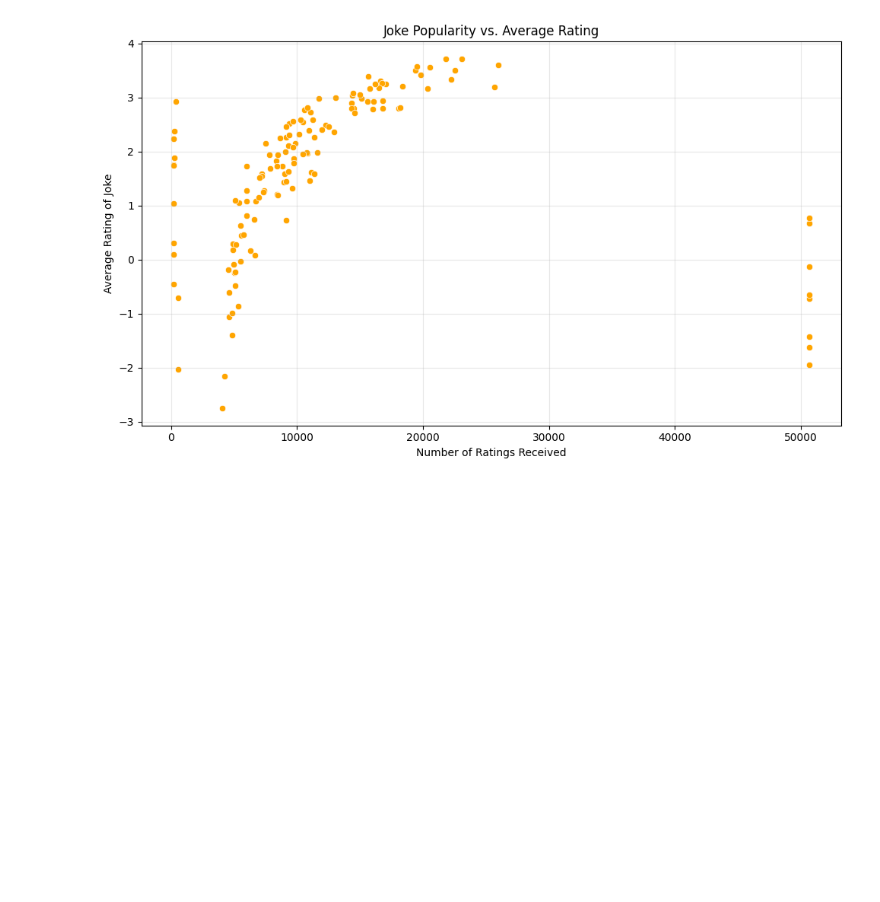
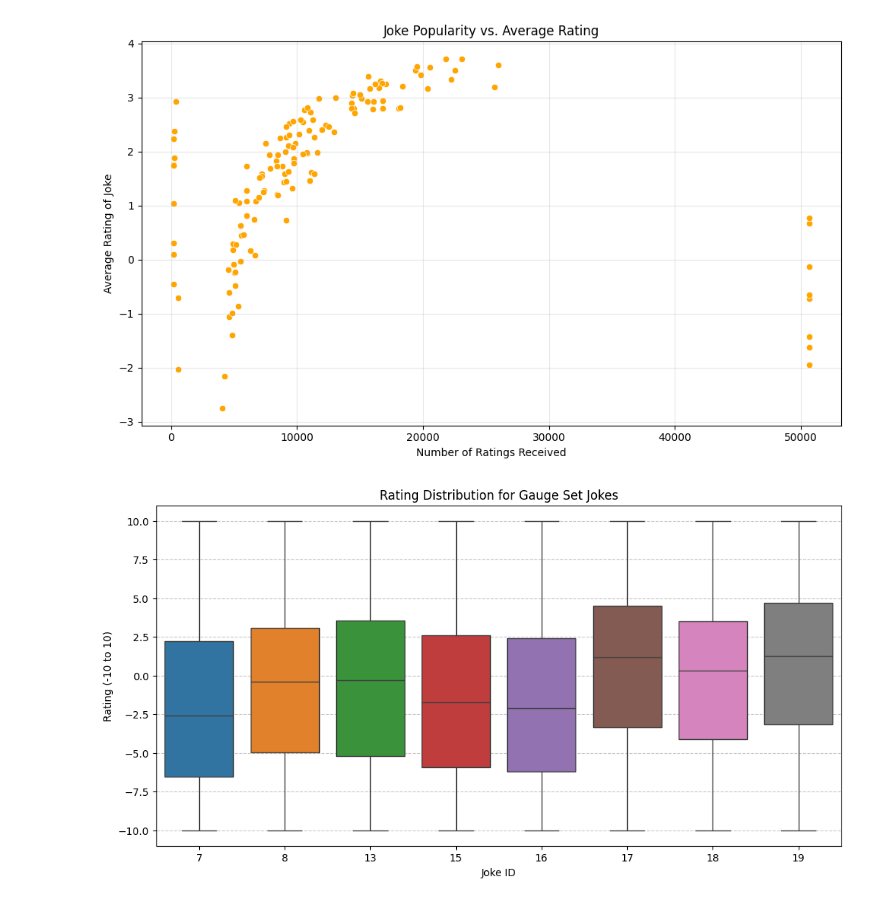
Before and after one commit to marto3344/Jokes-Recommender-System, a Jupyter notebook: notebooks/ratings_analysis.ipynb, the cells around one changed output. Saved outputs shown, nothing was run; the diff lists cells and outputs as text; code cells hidden in the pictures; blank space fills up the shorter version.

Commit message:
More visuals

```diff
--- a/notebooks/ratings_analysis.ipynb
+++ b/notebooks/ratings_analysis.ipynb
@@ -246,3 +246,17 @@ plt.savefig('../images/jokes_popularity_rating.png')
 plt.show()
 # %% [output]
 [figure]
+# %%
+ratings_matrix = ratings_matrix.replace(99, np.nan)
+gauge_ids = [7, 8, 13, 15, 16, 17, 18, 19]
+# %%
+plt.figure(figsize=(12, 6))
+sns.boxplot(data=ratings_matrix[gauge_ids])
+plt.title('Rating Distribution for Gauge Set Jokes')
+plt.xlabel('Joke ID')
+plt.ylabel('Rating (-10 to 10)')
+plt.grid(axis='y', linestyle='--', alpha=0.7)
+plt.savefig('../images/gauge_set_boxplot.png')
+plt.show()
+# %% [output]
+[figure, added]
```
Also changed, not shown: parts of 4 cells of this notebook, 4 other files.
